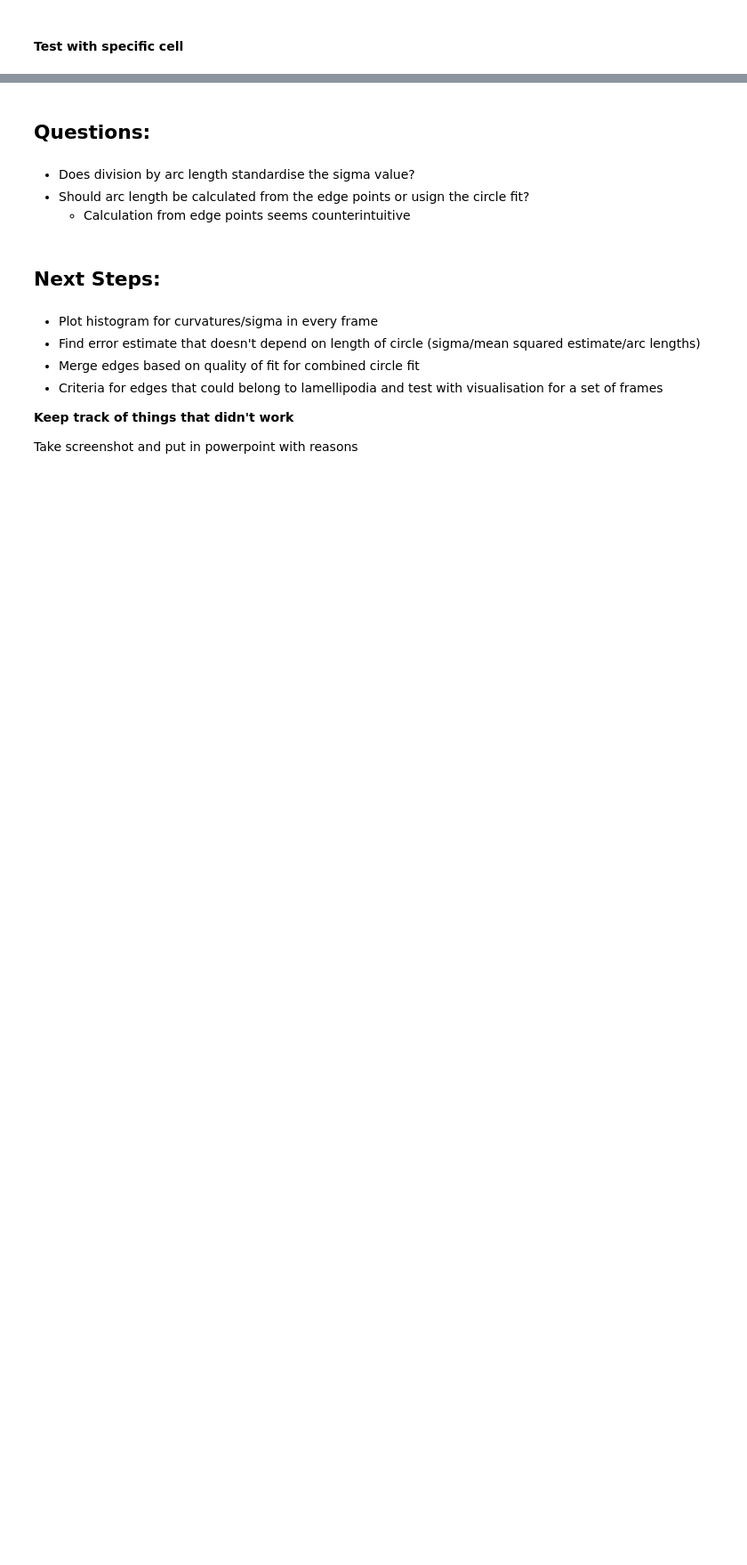
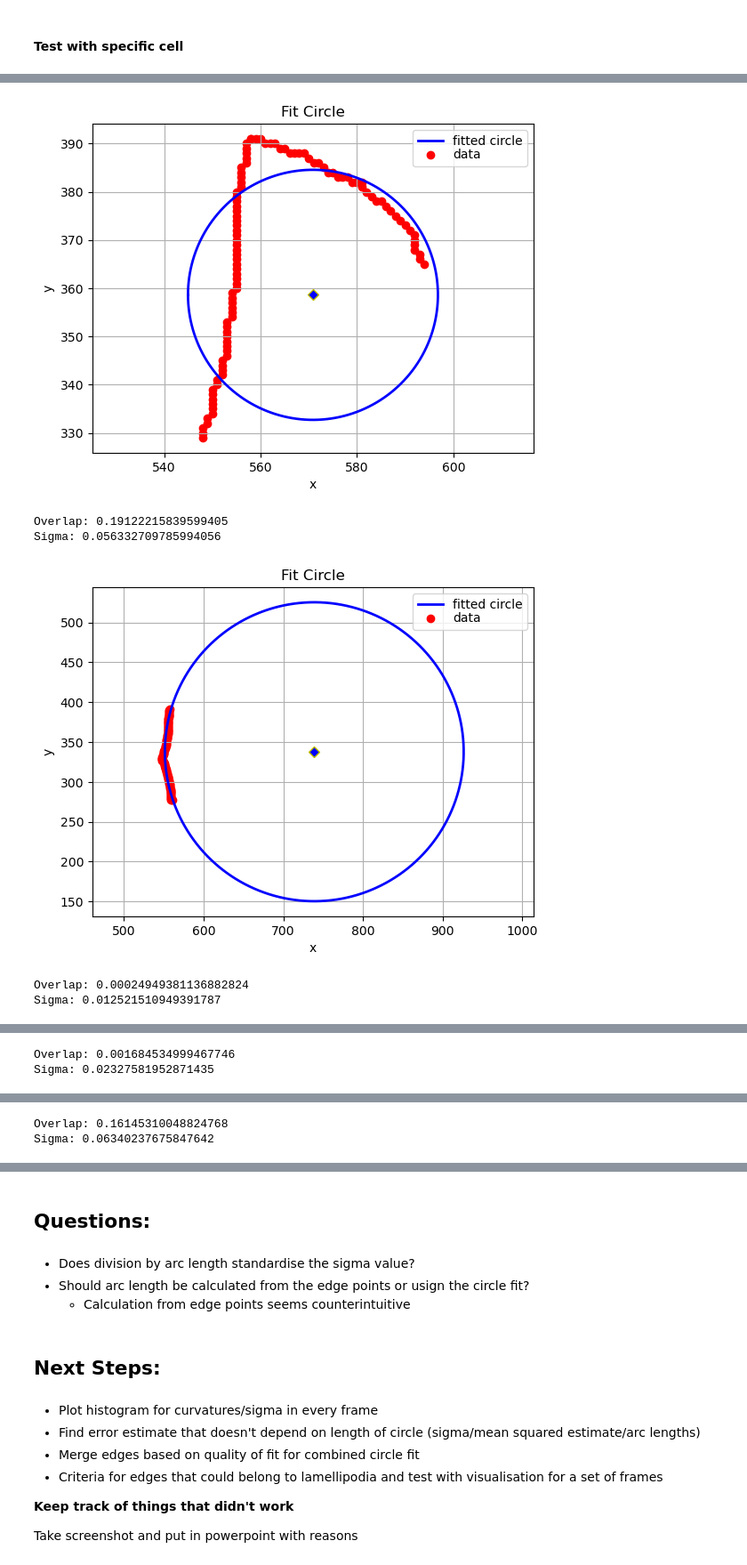
Before and after one commit to sefra6/BL4797_Lamellipodia_Analysis, a Jupyter notebook: Lamellipodia_Analysis.ipynb, the cells around one changed output, grey strips where cells are left out. Shown at 89% size. Saved outputs shown, nothing was run; the diff lists cells and outputs as text; code cells hidden in the pictures; blank space fills up the shorter version.

```diff
--- a/Lamellipodia_Analysis.ipynb
+++ b/Lamellipodia_Analysis.ipynb
@@ -703,0 +788,43 @@ Lamellipodia may span two edges so neighbouring edges must be merged if they for
+# %%
+def get_circle_overlap(c1, r1, c2, r2):
+    d = get_distance(np.array(c1), np.array(c2))
+
+    # Check if circles don't overlap
+    if d >= r1 + r2:
+        return 0
+    # Check if one circle is completely inside the other
+    if d <= np.abs(r1 - r2):
+        return min(np.pi * r1**2, np.pi * r2**2) # Return area of smaller circle
+
+    # Else calculate overlapping area
+    alpha = np.arccos((d**2 + r1**2 - r2**2) / (2 * d * r1))
+    beta = np.arccos((d**2 + r2**2 - r1**2) / (2 * d * r2))
+    overlap = r1**2 * alpha + r2**2 * beta - 0.5 * (r1**2 * np.sin(2 * alpha) + r2**2 * np.sin(2 * beta))
+
+    # Normalise overlap by dividing by summed areas
+    a1 = np.pi * r1**2
+    a2 = np.pi * r2**2
+    return overlap / (a1 + a2)
+# %%
+for i in range(nedges):
+    xc1, yc1, r1, sigma1 = cf.taubinSVD(edges[i-1])
+    xc2, yc2, r2, sigma2 = cf.taubinSVD(edges[i])
+
+    combined_edge = np.concatenate((edges[i-1],edges[i]))
+    xcc, ycc, rc, sigmac = cf.taubinSVD(combined_edge)
+    cf.plot_data_circle(combined_edge, xcc, ycc, rc)
+
+    overlap1 = get_circle_overlap([xcc, ycc], rc, [xc1, yc1], r1)
+    overlap2 = get_circle_overlap([xcc, ycc], rc, [xc2, yc2], r2)
+    total_overlap = overlap1 + overlap2
+    print('Overlap:', total_overlap)
+
+    arcc = get_arc_length(combined_edge, [xcc, ycc], rc)
+    print('Sigma:', sigmac / arcc)
+# %% [output]
+[figure, added]
+Overlap: 0.19122215839599405
+Sigma: 0.056332709785994056
+[figure, added]
+Overlap: 0.00024949381136882824
+Sigma: 0.012521510949391787
@@ -703,0 +832,2 @@ Lamellipodia may span two edges so neighbouring edges must be merged if they for
+Overlap: 0.001684534999467746
+Sigma: 0.02327581952871435
@@ -703,0 +835,2 @@ Lamellipodia may span two edges so neighbouring edges must be merged if they for
+Overlap: 0.16145310048824768
+Sigma: 0.06340237675847642
```
Also changed, not shown: parts of 22 cells of this notebook.
